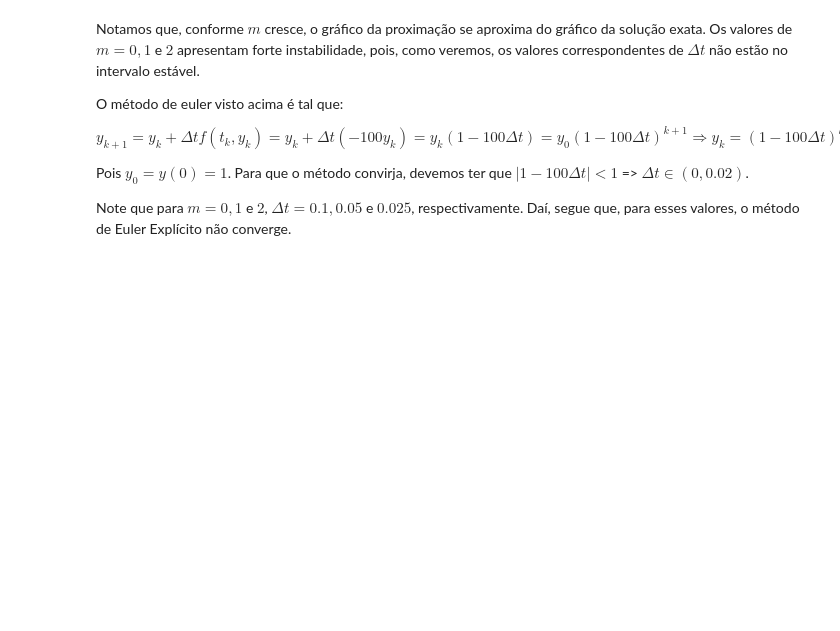
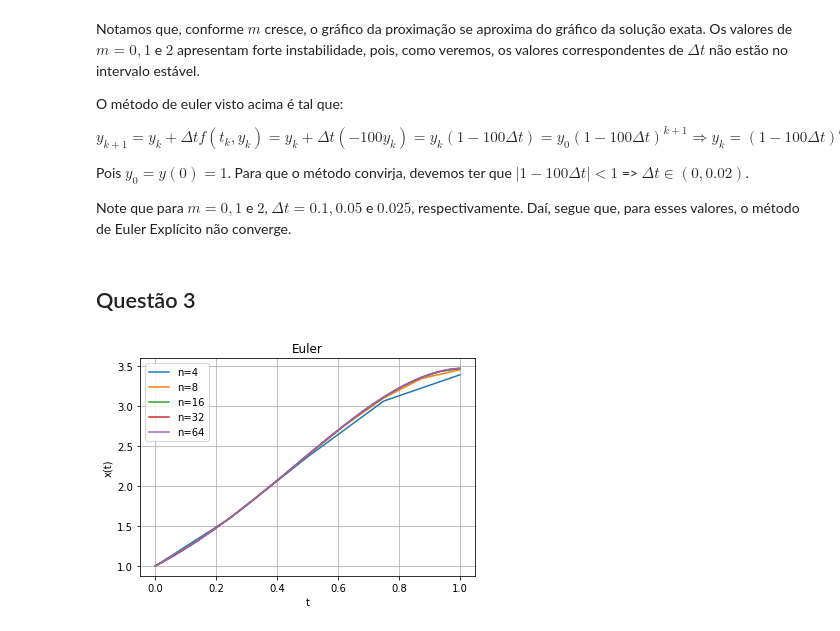
Before and after one commit to yankaled/numerico_passo_unico, a Jupyter notebook: tarefa2.ipynb, the cells around one changed output. Cells and saved outputs as stored; diff of their text form; code cells hidden in the pictures; blank space fills up the shorter version.

```diff
--- a/tarefa2.ipynb
+++ b/tarefa2.ipynb
@@ -158,3 +155,5 @@ $$
 Pois $y_0 = y(0) = 1$. Para que o método convirja, devemos ter que $| 1 - 100\Delta t | < 1$ => $\Delta t \in (0, 0.02)$.
 
 Note que para $m = 0, 1$ e $2$, $\Delta t = 0.1, 0.05$ e $0.025$, respectivamente. Daí, segue que, para esses valores, o método de Euler Explícito não converge.
+# %% [markdown]
+## Questão 3
@@ -160,0 +163,29 @@ Note que para $m = 0, 1$ e $2$, $\Delta t = 0.1, 0.05$ e $0.025$, respectivament
+# %%
+def f(t_k, y_k):
+    return math.exp(t_k)*(math.sin(2*t_k) + 2*math.cos(2*t_k))
+# %%
+def x(t):
+    return math.exp(t)*math.sin(2*t) + 1
+# %%
+plt.figure()
+
+ns = [4, 8, 16, 32, 64]
+erros = []
+deltas = []
+
+# Aproximacoes de x para diferentes n's
+for n in ns:
+    T, x_ = ode_passo_unico(0.0, 1.0, n, f, phi_euler_modificado, 1.0)
+    erros.append(math.fabs(x_[-1] - x(T[-1])))
+    deltas.append(1/n)
+    plt.plot(T, x_, label = 'n='+str(n))
+
+plt.title('Euler')
+plt.xlabel('t')
+plt.ylabel('x(t)')
+
+plt.grid(True)
+plt.legend()
+plt.show()
+# %% [output]
+[figure, added]
```
Also changed, not shown: parts of 17 cells of this notebook.
